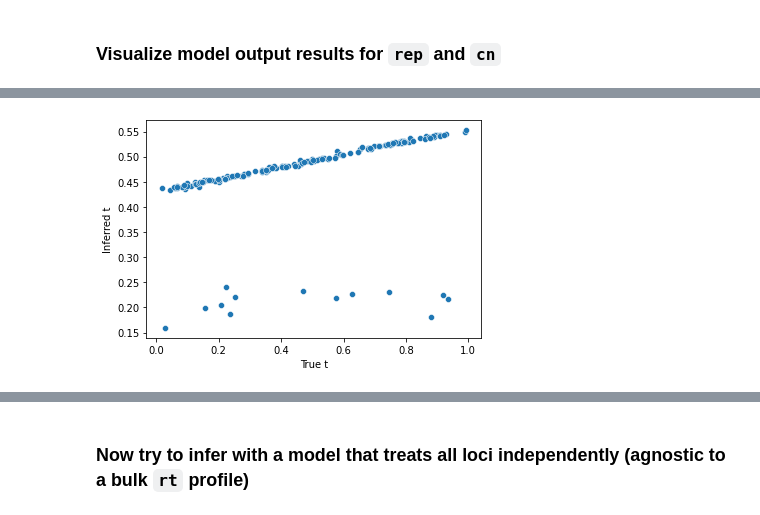
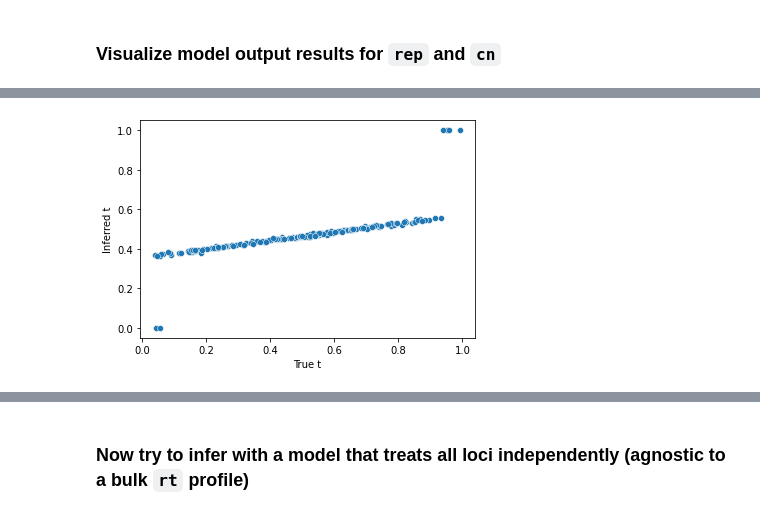
Before and after one commit to shahcompbio/scdna_replication_tools, a Jupyter notebook: notebooks/simulate_s_simple_inference.ipynb, the cells around one changed output, grey strips where cells are left out. Saved outputs shown, nothing was run; the diff lists cells and outputs as text; code cells hidden in the pictures.

Commit message:
setting u and t priors helps performance & is robust to CNAs outside of prior

```diff
--- a/notebooks/simulate_s_simple_inference.ipynb
+++ b/notebooks/simulate_s_simple_inference.ipynb
@@ -76,6 +80,9 @@ for i in range(num_loci):
 cn_prior[0,0]
 # %% [output]
 tensor([ 1., 10.,  1.,  1.,  1.,  1.,  1.,  1.,  1.,  1.,  1.,  1.,  1.])
+# %%
+diploid_cn_prior = torch.ones(num_loci, num_cells, 13)
+diploid_cn_prior[:, :, 2] = 10.
 # %% [markdown]
 ### Define generative model
 # %%
@@ -273,0 +300,8 @@ plt.show()
+# %%
+cn = cn.type(torch.float32)
+reads = reads.type(torch.float32)
+reads_norm = reads_norm.type(torch.float32)
+cn_prior = cn_prior.type(torch.float32)
+diploid_cn_prior = diploid_cn_prior.type(torch.float32)
+rt = rt.type(torch.float32)
+t = t.type(torch.float32)
@@ -273,0 +322,6 @@ plt.show()
+# %%
+# normalize read depth by true CN
+reads_norm_by_cn = reads_norm / torch.argmax(diploid_cn_prior, dim=2)
+
+sns.clustermap(reads_norm_by_cn.numpy().astype(float).T[np.argsort(t), :], col_cluster=False, row_cluster=False)
+plt.show()
@@ -356,13 +533,13 @@ plt.title('Convergence of SVI');
 
 # Plot replicated state
 
-guide_trace = poutine.trace(guide).get_trace(data=reads, cn_prior=cn_prior)
+guide_trace = poutine.trace(guide).get_trace(data=reads_norm, cn_prior=diploid_cn_prior, t_alpha_prior=t_alpha_prior, t_beta_prior=t_beta_prior)
 trained_model = poutine.replay(conditioned_model, trace=guide_trace)
 
 inferred_model = infer_discrete(
     trained_model, temperature=0,
     first_available_dim=-3)
-trace = poutine.trace(inferred_model).get_trace(data=reads, cn_prior=cn_prior)
+trace = poutine.trace(inferred_model).get_trace(data=reads_norm, cn_prior=diploid_cn_prior, t_alpha_prior=t_alpha_prior, t_beta_prior=t_beta_prior)
 
 sns.clustermap(trace.nodes["rep"]["value"].numpy().astype(float).T[np.argsort(t), :],
                col_cluster=False, row_cluster=False)
@@ -439,14 +563,14 @@ plt.show()
 # %%
 
 sns.scatterplot(
     x=t,
-    y=map_estimates['t'].detach().numpy(),
+    y=trace.nodes["t"]["value"].detach().numpy().astype(float),
 )
 plt.xlabel('True t')
 plt.ylabel('Inferred t')
 plt.show()
 # %% [output]
-[figure, old version]
+[figure, new version]
 # %%
 model1_accuracy = 1.0 - (np.sum(abs(rep.numpy() - trace.nodes["rep"]["value"].numpy())) / (rep.shape[0] * rep.shape[1]))
 model1_accuracy
```
Also changed, not shown: parts of 70 cells of this notebook, 1 other file.
